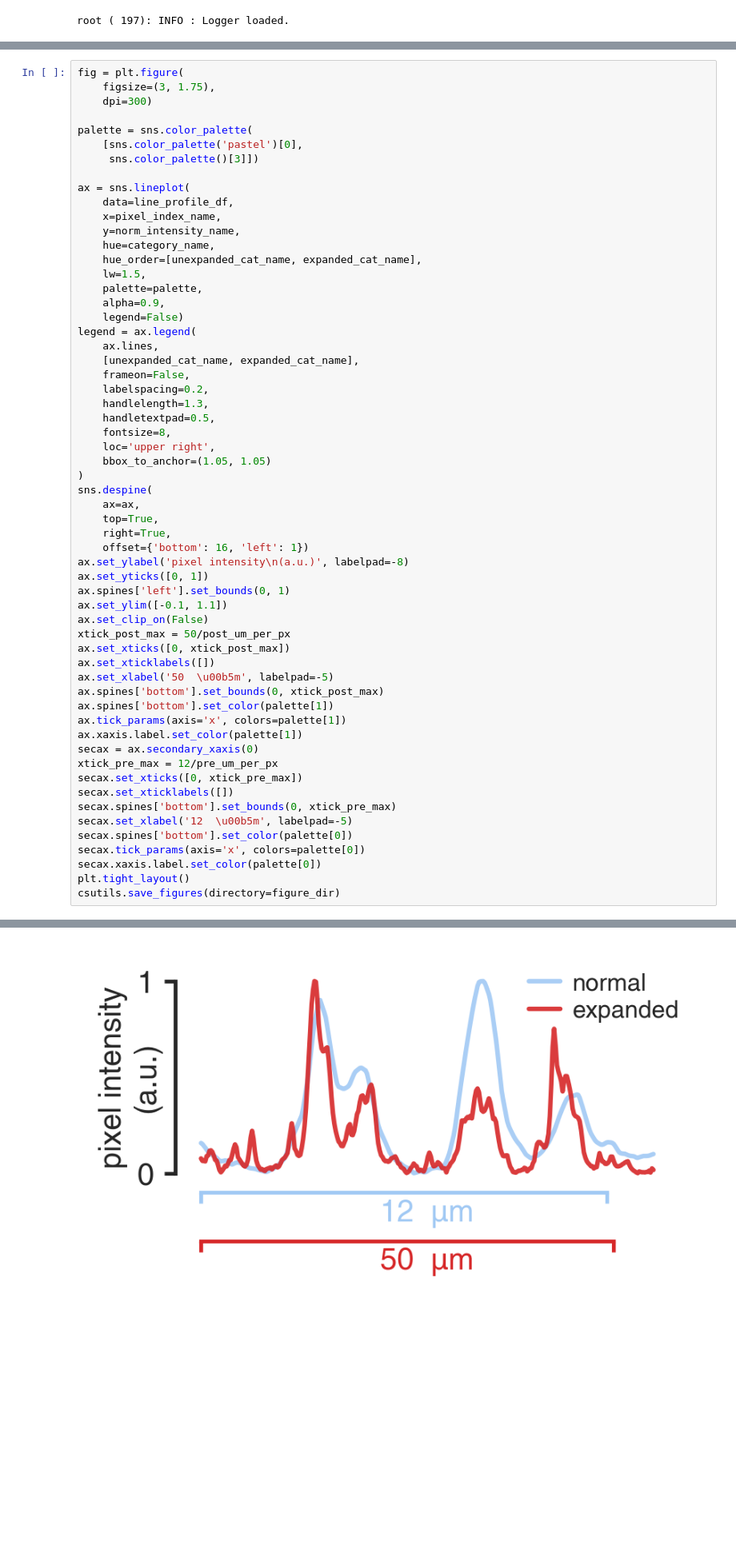
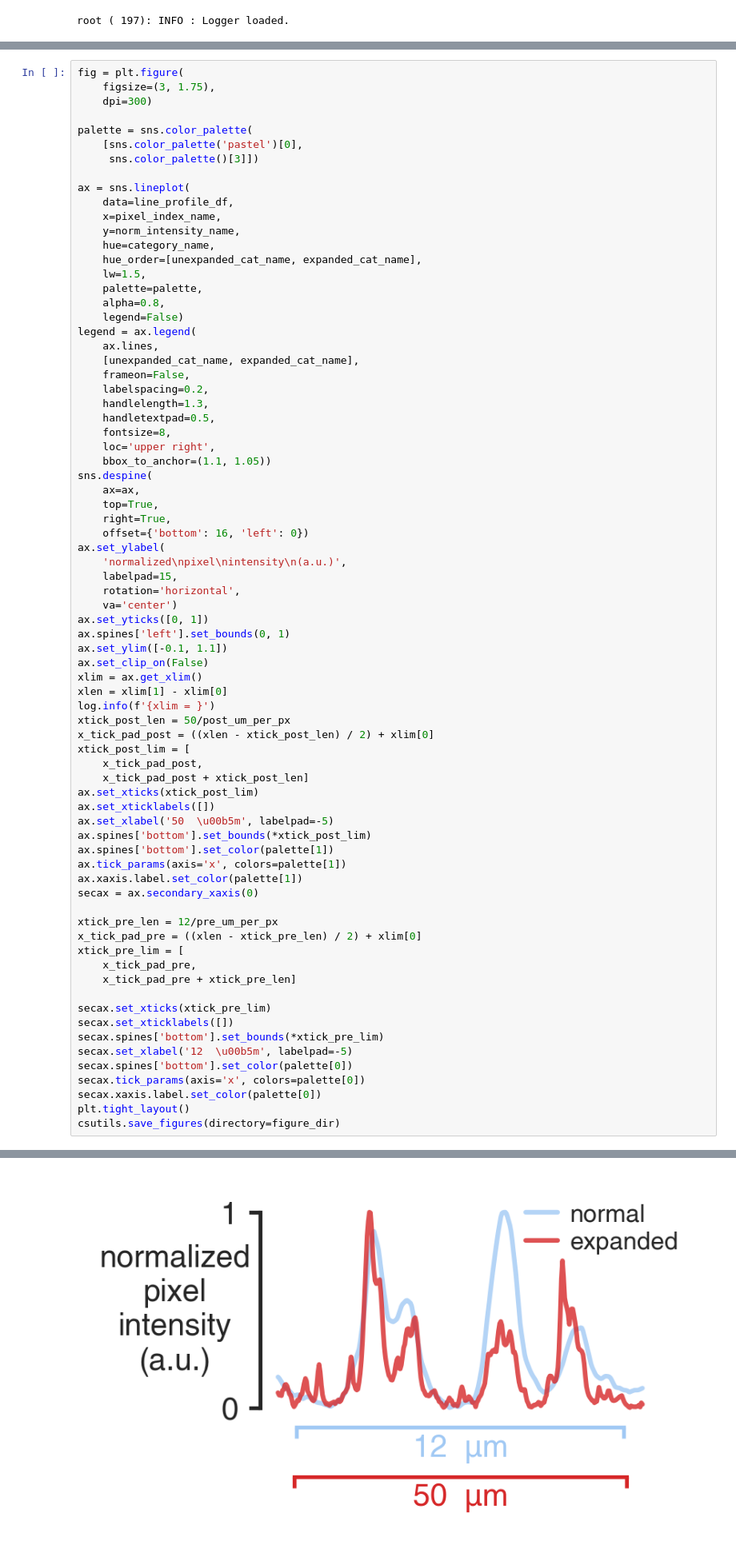
Before and after one commit to CorbanSwain/ExM-Demo-Figures, a Jupyter notebook: source/analysis.ipynb, the cells around one changed output, grey strips where cells are left out. Shown at 80% size. Saved outputs shown, nothing was run; the diff lists cells and outputs as text; blank space fills up the shorter version.

Commit message:
continuing work on plots finished line prof plot

```diff
--- a/source/analysis.ipynb
+++ b/source/analysis.ipynb
@@ -177,7 +177,7 @@ ax = sns.lineplot(
     hue_order=[unexpanded_cat_name, expanded_cat_name],
     lw=1.5,
     palette=palette,
-    alpha=0.9,
+    alpha=0.8,
     legend=False)
 legend = ax.legend(
     ax.lines,
@@ -188,31 +188,47 @@ legend = ax.legend(
     handletextpad=0.5,
     fontsize=8,
     loc='upper right',
-    bbox_to_anchor=(1.05, 1.05)
-)
+    bbox_to_anchor=(1.1, 1.05))
 sns.despine(
     ax=ax,
     top=True,
     right=True,
-    offset={'bottom': 16, 'left': 1})
-ax.set_ylabel('pixel intensity\n(a.u.)', labelpad=-8)
+    offset={'bottom': 16, 'left': 0})
+ax.set_ylabel(
+    'normalized\npixel\nintensity\n(a.u.)',
+    labelpad=15,
+    rotation='horizontal',
+    va='center')
 ax.set_yticks([0, 1])
 ax.spines['left'].set_bounds(0, 1)
 ax.set_ylim([-0.1, 1.1])
 ax.set_clip_on(False)
-xtick_post_max = 50/post_um_per_px
-ax.set_xticks([0, xtick_post_max])
+xlim = ax.get_xlim()
+xlen = xlim[1] - xlim[0]
+log.info(f'{xlim = }')
+xtick_post_len = 50/post_um_per_px
+x_tick_pad_post = ((xlen - xtick_post_len) / 2) + xlim[0]
+xtick_post_lim = [
+    x_tick_pad_post,
+    x_tick_pad_post + xtick_post_len]
+ax.set_xticks(xtick_post_lim)
 ax.set_xticklabels([])
 ax.set_xlabel('50  \u00b5m', labelpad=-5)
-ax.spines['bottom'].set_bounds(0, xtick_post_max)
+ax.spines['bottom'].set_bounds(*xtick_post_lim)
 ax.spines['bottom'].set_color(palette[1])
 ax.tick_params(axis='x', colors=palette[1])
 ax.xaxis.label.set_color(palette[1])
 secax = ax.secondary_xaxis(0)
-xtick_pre_max = 12/pre_um_per_px
-secax.set_xticks([0, xtick_pre_max])
+
+xtick_pre_len = 12/pre_um_per_px
+x_tick_pad_pre = ((xlen - xtick_pre_len) / 2) + xlim[0]
+xtick_pre_lim = [
+    x_tick_pad_pre,
+    x_tick_pad_pre + xtick_pre_len]
+
+secax.set_xticks(xtick_pre_lim)
 secax.set_xticklabels([])
-secax.spines['bottom'].set_bounds(0, xtick_pre_max)
+secax.spines['bottom'].set_bounds(*xtick_pre_lim)
 secax.set_xlabel('12  \u00b5m', labelpad=-5)
 secax.spines['bottom'].set_color(palette[0])
 secax.tick_params(axis='x', colors=palette[0])
@@ -223 +240 @@ csutils.save_figures(directory=figure_dir)
-[figure, old version]
+[figure, new version]
```
Also changed, not shown: parts of 6 cells of this notebook.
